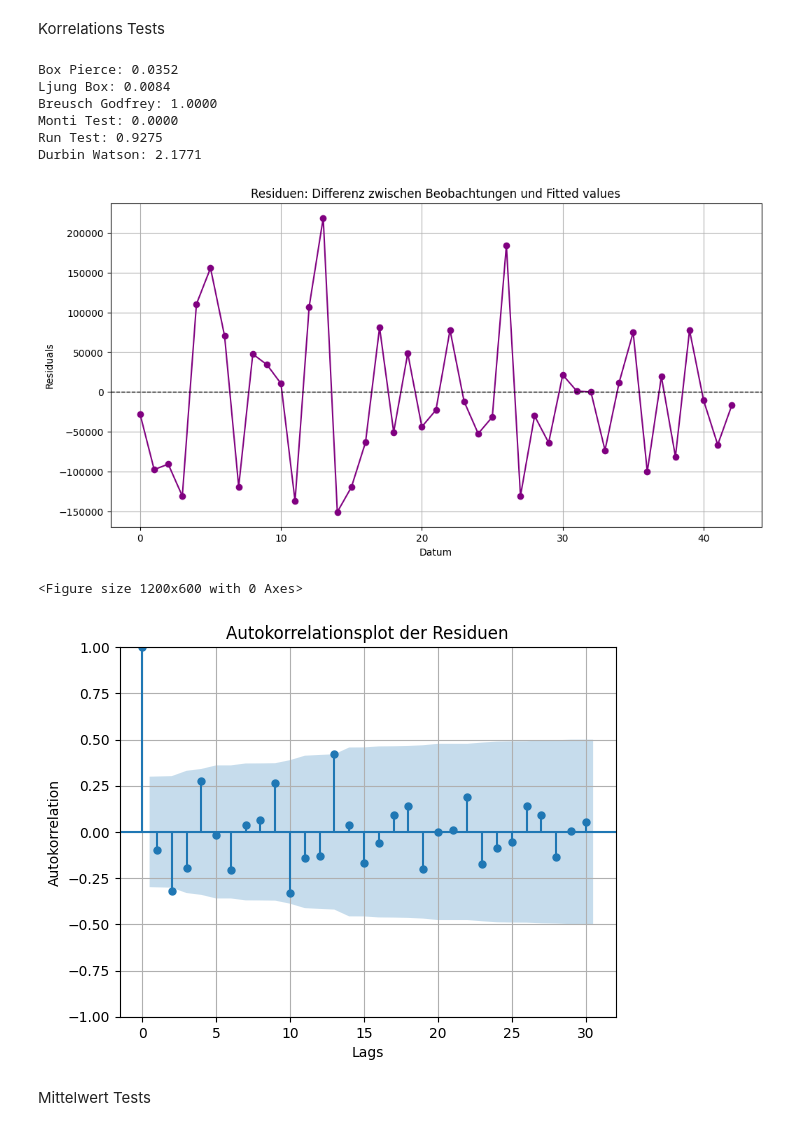
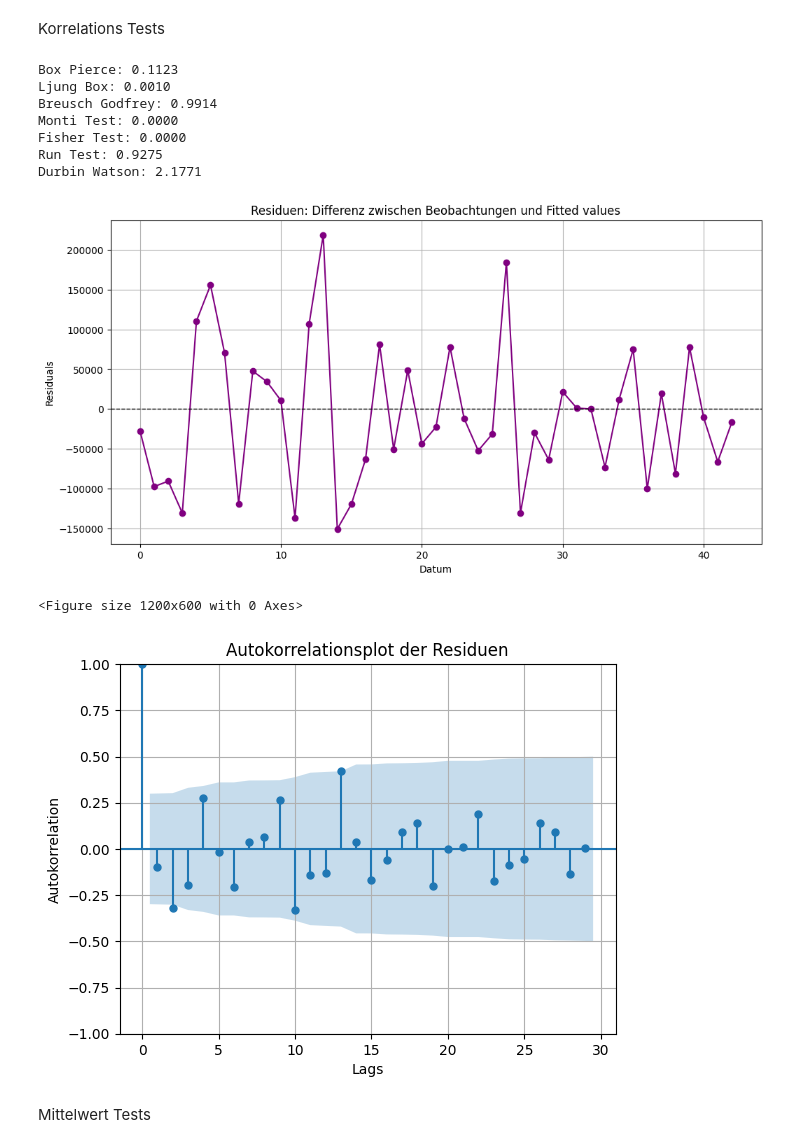
Before and after one commit to netalivo/Bachelor, a Jupyter notebook: main_single_store.ipynb, the cells around one changed output. Drawn from its saved outputs; the diff is of its cells as text; code cells hidden in the pictures.

```diff
--- a/main_single_store.ipynb
+++ b/main_single_store.ipynb
@@ -163,26 +166,28 @@ Korrelations Tests
 # %%
 errors = cv_df['error']
 
-box_pierce_test(errors)
-ljung_box_test(errors)
-breusch_godfrey_test(errors)
-monti_test(errors, p = order[0], q = order[2])
-run_test(errors)
+box_pierce_test(residuals = errors, lags = [29])
+ljung_box_test(residuals = errors, lags= [29])
+breusch_godfrey_test(residuals = errors, lags = 29)
+monti_test(residuals = errors, m = 20, p = order[0], q = order[2])
+fisher_test(residuals = errors, m = 4, p = order[0], q = order[2])
+run_test(residuals = errors)
 
-durbin_watson_test(errors)
+durbin_watson_test(residuals = errors)
 
-residual_plot(errors)
-acf_resid_plot(errors)
+residual_plot(residuals = errors)
+acf_resid_plot(residuals = errors)
 # %% [output]
-Box Pierce: 0.0352
-Ljung Box: 0.0084
-Breusch Godfrey: 1.0000
+Box Pierce: 0.1123
+Ljung Box: 0.0010
+Breusch Godfrey: 0.9914
 Monti Test: 0.0000
+Fisher Test: 0.0000
 Run Test: 0.9275
 Durbin Watson: 2.1771
 [figure]
 <Figure size 1200x600 with 0 Axes>
-[figure, old version]
+[figure, new version]
 # %% [markdown]
 Mittelwert Tests
 # %%
```
Also changed, not shown: parts of 6 cells of this notebook, 2 other files.
